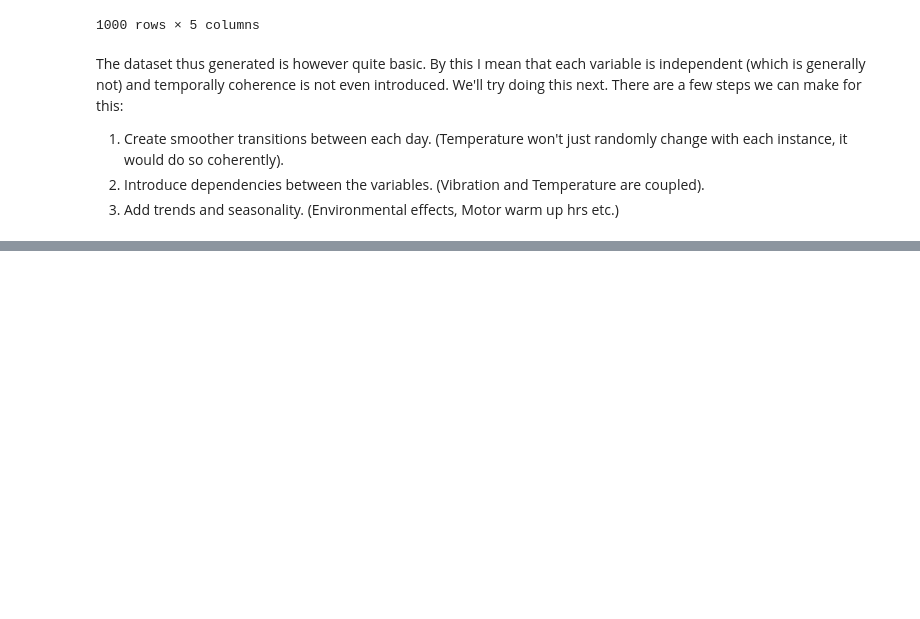
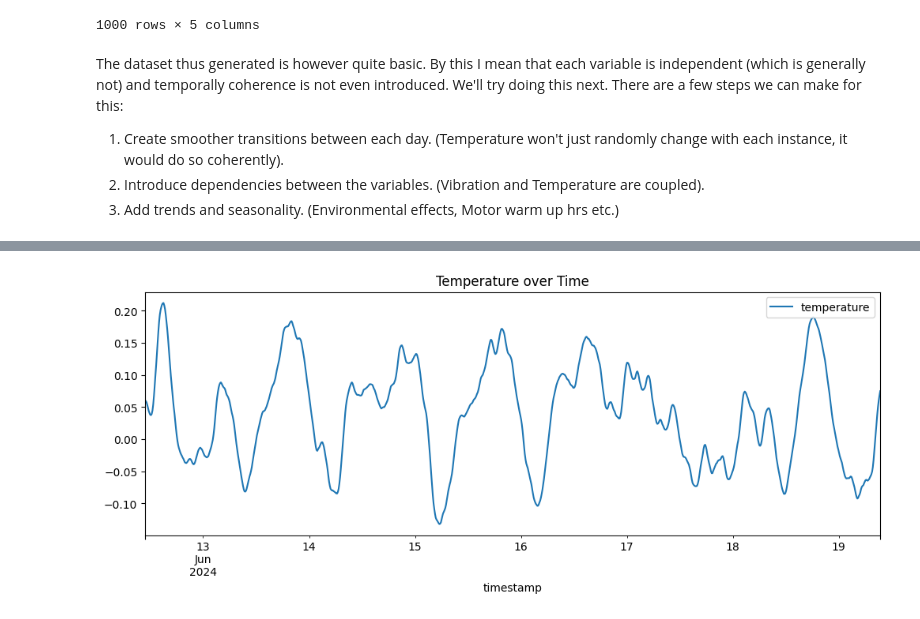
Before and after one commit to suu-b/Snowflake, a Jupyter notebook: synthetic_data_gen/main.ipynb, the cells around one changed output, grey strips where cells are left out. Drawn from its saved outputs; the diff is of its cells as text; code cells hidden in the pictures; blank space fills up the shorter version.

```diff
--- a/synthetic_data_gen/main.ipynb
+++ b/synthetic_data_gen/main.ipynb
@@ -89,0 +225,18 @@ The dataset thus generated is however quite basic. By this I mean that each vari
+# %%
+temperature = np.zeros(num_records)
+base_temp = 0.06
+temperature[0] = base_temp
+
+temp_inertia = 0.9
+coupling_vib = 0.5
+temp_noise_std = 0.0003
+
+for t in range(1, num_records):
+    temperature[t] = base_temp + temp_inertia * (temperature[t-1] - base_temp) + coupling_vib * (vibration[t] - base_vibration) + noise
+
+df['temperature'] = temperature
+# %%
+df.plot(x='timestamp', y='temperature', title='Temperature over Time', figsize=(12, 4))
+plt.show() # we can notice that it responds sluggishly to rpm and carries its own inertia as well
+# %% [output]
+[figure, added]
```
Also changed, not shown: parts of 10 cells of this notebook.
